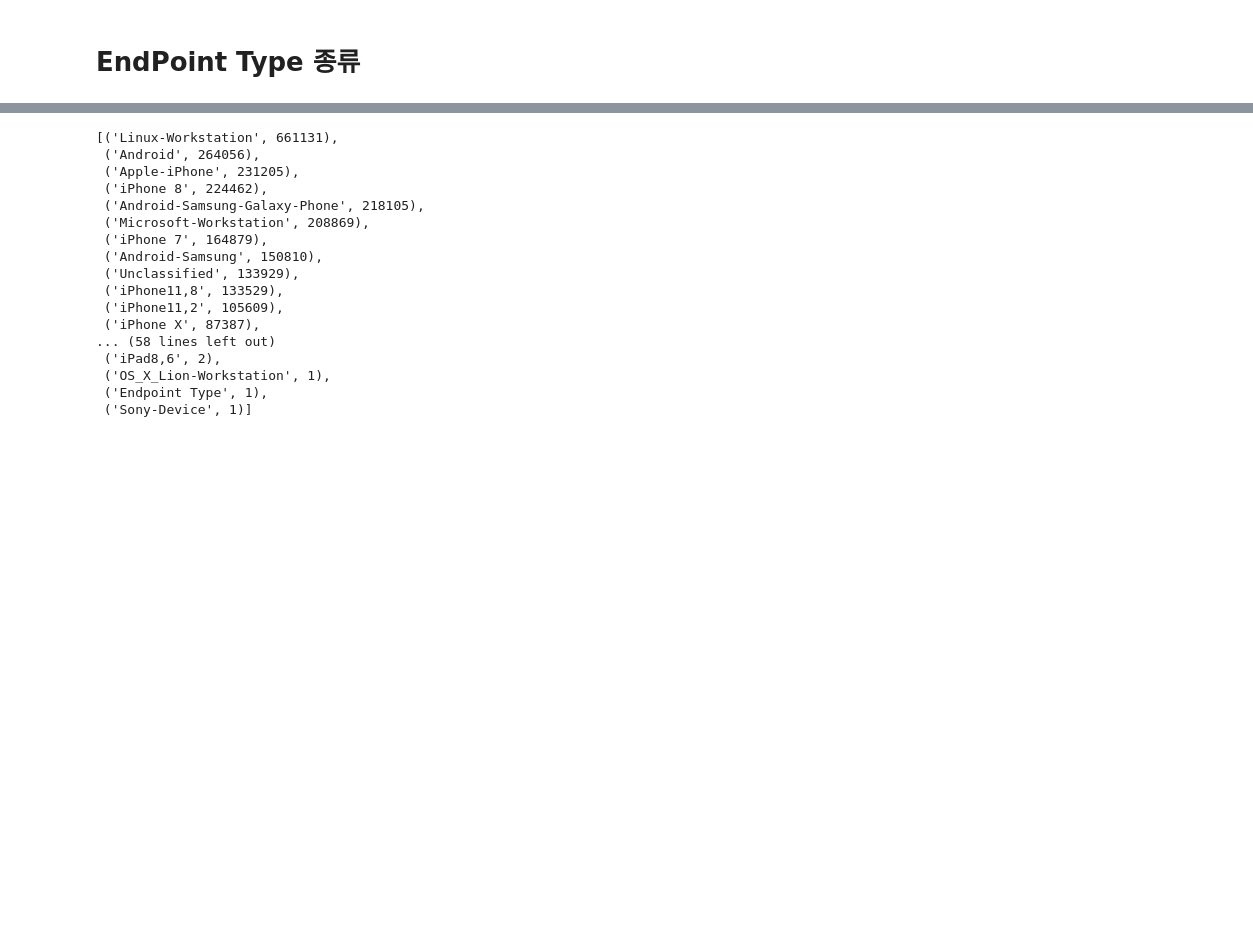
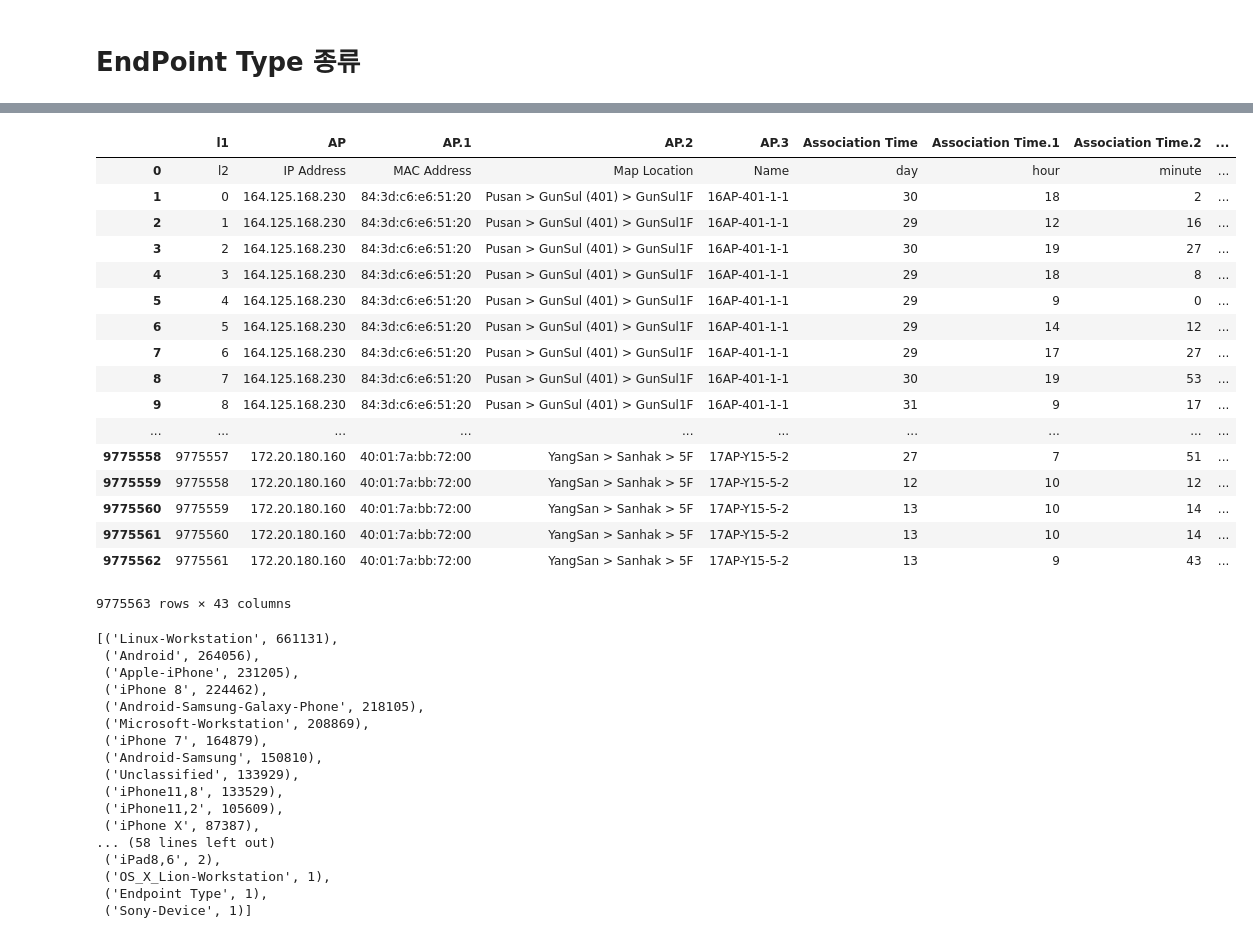
Before and after one commit to leeEunJooo/NetworkAssociation, a Jupyter notebook: view_data-huiung.ipynb, the cells around one changed output, grey strips where cells are left out. Drawn from its saved outputs; the diff is of its cells as text; code cells hidden in the pictures; blank space fills up the shorter version.

```diff
--- a/view_data-huiung.ipynb
+++ b/view_data-huiung.ipynb
@@ -43,3 +61,24 @@ set(data['Client.8'])
+# %%
+data
+# %% [output]
+|  | l1 | AP | AP.1 | AP.2 | AP.3 | Association Time | Association Time.1 | Association Time.2 | ... |
+| 0 | l2 | IP Address | MAC Address | Map Location | Name | day | hour | minute | ... |
+| 1 | 0 | 164.125.168.230 | 84:3d:c6:e6:51:20 | Pusan > GunSul (401) > GunSul1F | 16AP-401-1-1 | 30 | 18 | 2 | ... |
+| 2 | 1 | 164.125.168.230 | 84:3d:c6:e6:51:20 | Pusan > GunSul (401) > GunSul1F | 16AP-401-1-1 | 29 | 12 | 16 | ... |
+| 3 | 2 | 164.125.168.230 | 84:3d:c6:e6:51:20 | Pusan > GunSul (401) > GunSul1F | 16AP-401-1-1 | 30 | 19 | 27 | ... |
+| 4 | 3 | 164.125.168.230 | 84:3d:c6:e6:51:20 | Pusan > GunSul (401) > GunSul1F | 16AP-401-1-1 | 29 | 18 | 8 | ... |
+| 5 | 4 | 164.125.168.230 | 84:3d:c6:e6:51:20 | Pusan > GunSul (401) > GunSul1F | 16AP-401-1-1 | 29 | 9 | 0 | ... |
+| 6 | 5 | 164.125.168.230 | 84:3d:c6:e6:51:20 | Pusan > GunSul (401) > GunSul1F | 16AP-401-1-1 | 29 | 14 | 12 | ... |
+| 7 | 6 | 164.125.168.230 | 84:3d:c6:e6:51:20 | Pusan > GunSul (401) > GunSul1F | 16AP-401-1-1 | 29 | 17 | 27 | ... |
+| 8 | 7 | 164.125.168.230 | 84:3d:c6:e6:51:20 | Pusan > GunSul (401) > GunSul1F | 16AP-401-1-1 | 30 | 19 | 53 | ... |
+| 9 | 8 | 164.125.168.230 | 84:3d:c6:e6:51:20 | Pusan > GunSul (401) > GunSul1F | 16AP-401-1-1 | 31 | 9 | 17 | ... |
+| ... | ... | ... | ... | ... | ... | ... | ... | ... | ... |
+| 9775558 | 9775557 | 172.20.180.160 | 40:01:7a:bb:72:00 | YangSan > Sanhak > 5F | 17AP-Y15-5-2 | 27 | 7 | 51 | ... |
+| 9775559 | 9775558 | 172.20.180.160 | 40:01:7a:bb:72:00 | YangSan > Sanhak > 5F | 17AP-Y15-5-2 | 12 | 10 | 12 | ... |
+| 9775560 | 9775559 | 172.20.180.160 | 40:01:7a:bb:72:00 | YangSan > Sanhak > 5F | 17AP-Y15-5-2 | 13 | 10 | 14 | ... |
+| 9775561 | 9775560 | 172.20.180.160 | 40:01:7a:bb:72:00 | YangSan > Sanhak > 5F | 17AP-Y15-5-2 | 13 | 10 | 14 | ... |
+| 9775562 | 9775561 | 172.20.180.160 | 40:01:7a:bb:72:00 | YangSan > Sanhak > 5F | 17AP-Y15-5-2 | 13 | 9 | 43 | ... |
+9775563 rows × 43 columns
 # %%
 s = set(data['Client.8'])
 
```
Also changed, not shown: parts of 10 cells of this notebook.
